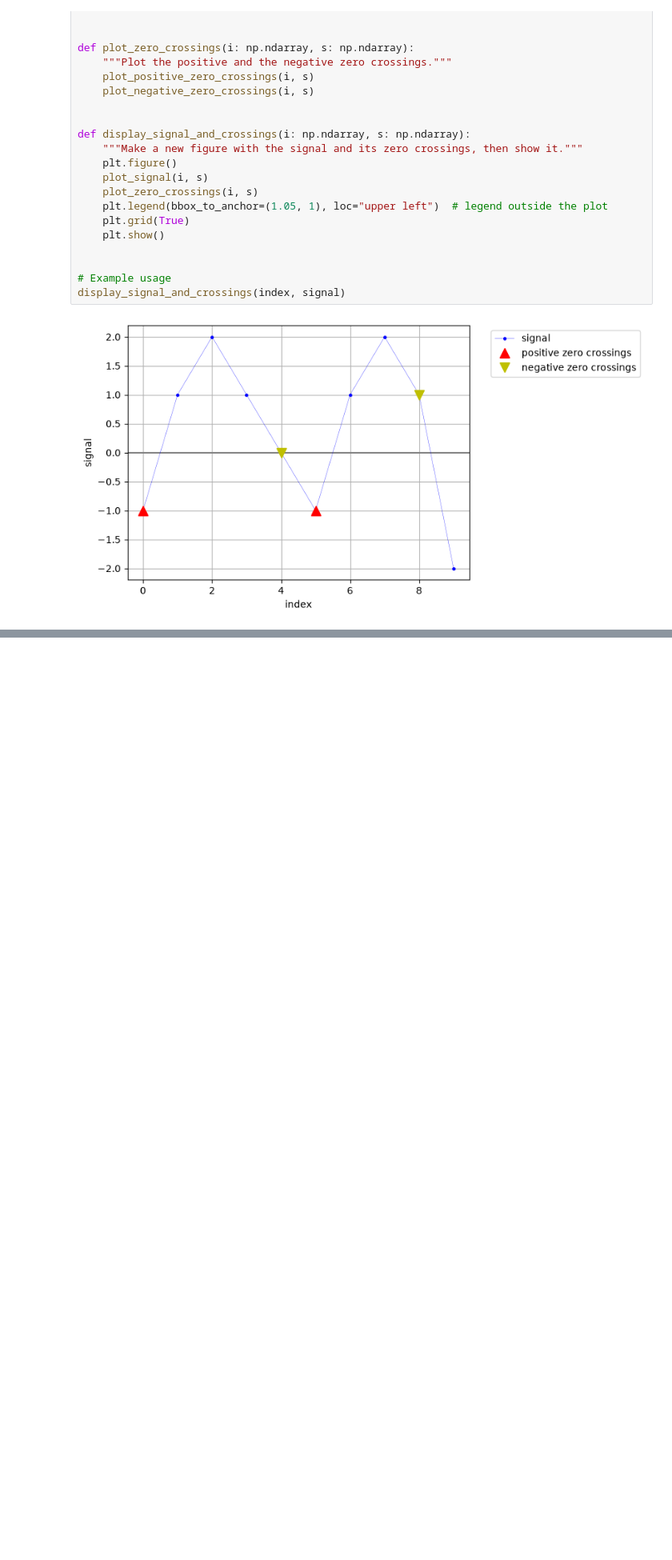
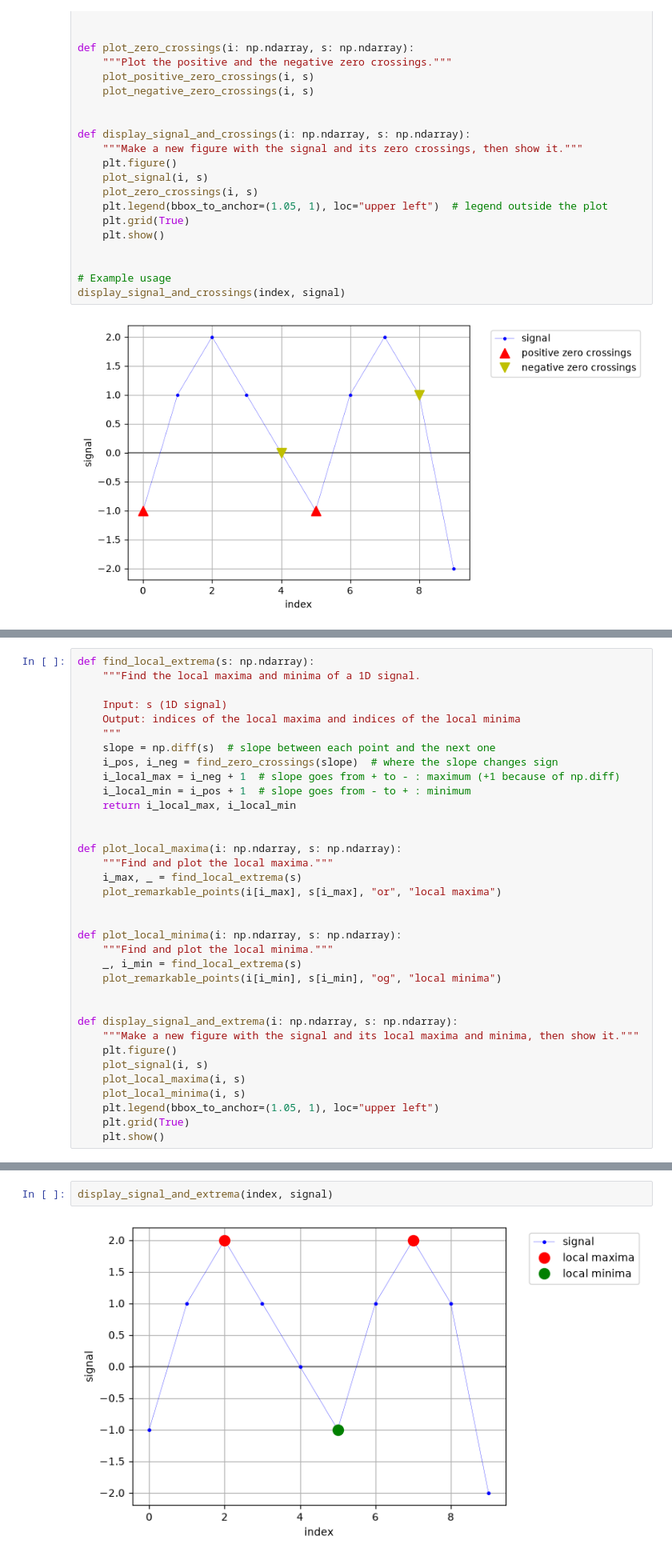
Before and after one commit to naomi2112/Python-Series03, a Jupyter notebook: series03_assignment.ipynb, the cells around one changed output, grey strips where cells are left out. Shown at 80% size. Saved outputs shown, nothing was run; the diff lists cells and outputs as text; blank space fills up the shorter version.

Commit message:
Add local maxima and minima

```diff
--- a/series03_assignment.ipynb
+++ b/series03_assignment.ipynb
@@ -331,0 +334,35 @@ display_signal_and_crossings(index, signal)
+# %%
+def find_local_extrema(s: np.ndarray):
+    """Find the local maxima and minima of a 1D signal.
+
+    Input: s (1D signal)
+    Output: indices of the local maxima and indices of the local minima
+    """
+    slope = np.diff(s)  # slope between each point and the next one
+    i_pos, i_neg = find_zero_crossings(slope)  # where the slope changes sign
+    i_local_max = i_neg + 1  # slope goes from + to - : maximum (+1 because of np.diff)
+    i_local_min = i_pos + 1  # slope goes from - to + : minimum
+    return i_local_max, i_local_min
+
+
+def plot_local_maxima(i: np.ndarray, s: np.ndarray):
+    """Find and plot the local maxima."""
+    i_max, _ = find_local_extrema(s)
+    plot_remarkable_points(i[i_max], s[i_max], "or", "local maxima")
+
+
+def plot_local_minima(i: np.ndarray, s: np.ndarray):
+    """Find and plot the local minima."""
+    _, i_min = find_local_extrema(s)
+    plot_remarkable_points(i[i_min], s[i_min], "og", "local minima")
+
+
+def display_signal_and_extrema(i: np.ndarray, s: np.ndarray):
+    """Make a new figure with the signal and its local maxima and minima, then show it."""
+    plt.figure()
+    plot_signal(i, s)
+    plot_local_maxima(i, s)
+    plot_local_minima(i, s)
+    plt.legend(bbox_to_anchor=(1.05, 1), loc="upper left")
+    plt.grid(True)
+    plt.show()
@@ -331,0 +382,4 @@ display_signal_and_crossings(index, signal)
+# %%
+display_signal_and_extrema(index, signal)
+# %% [output]
+[figure, added]
```
Also changed, not shown: parts of 2 cells of this notebook.
